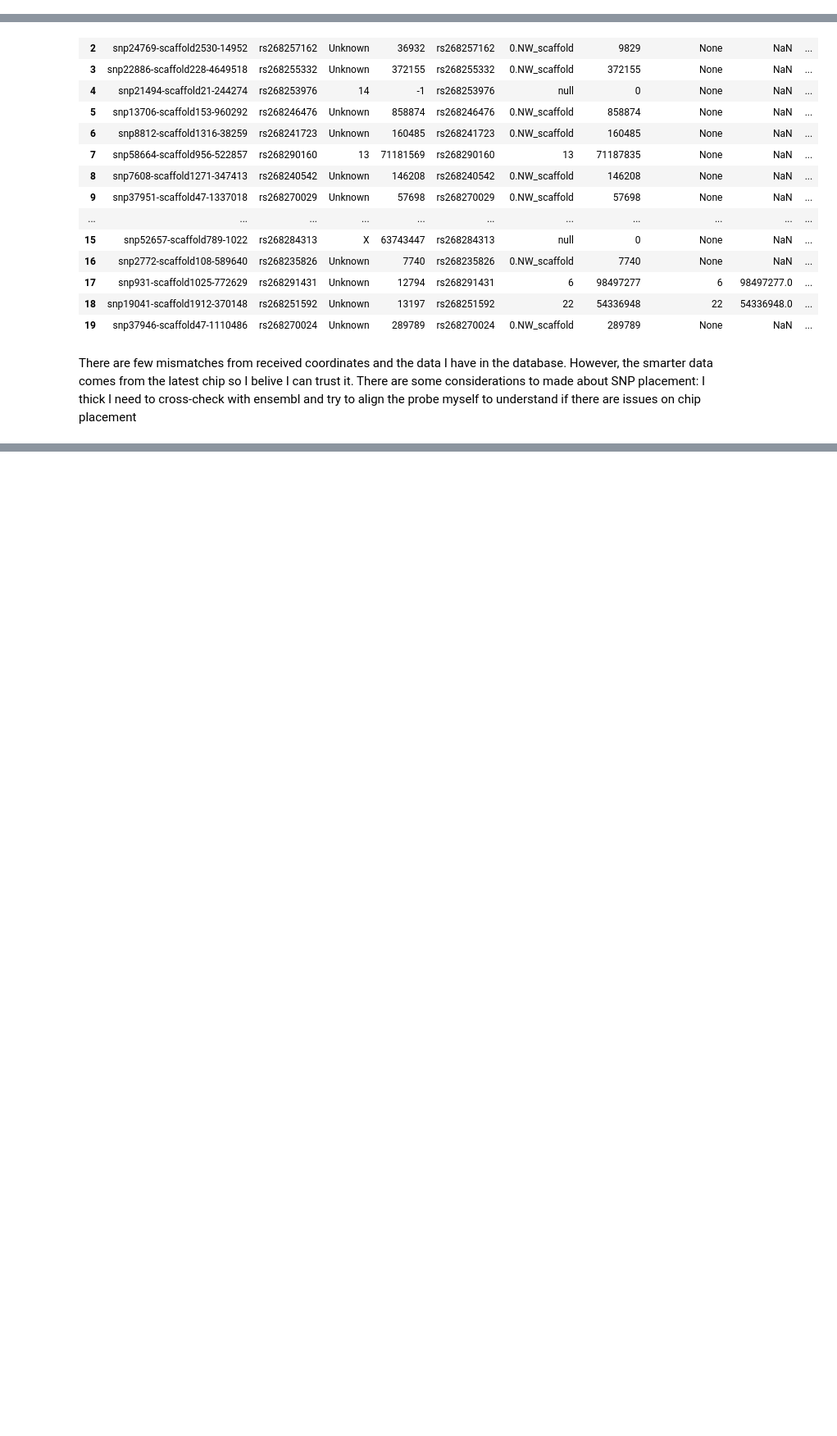
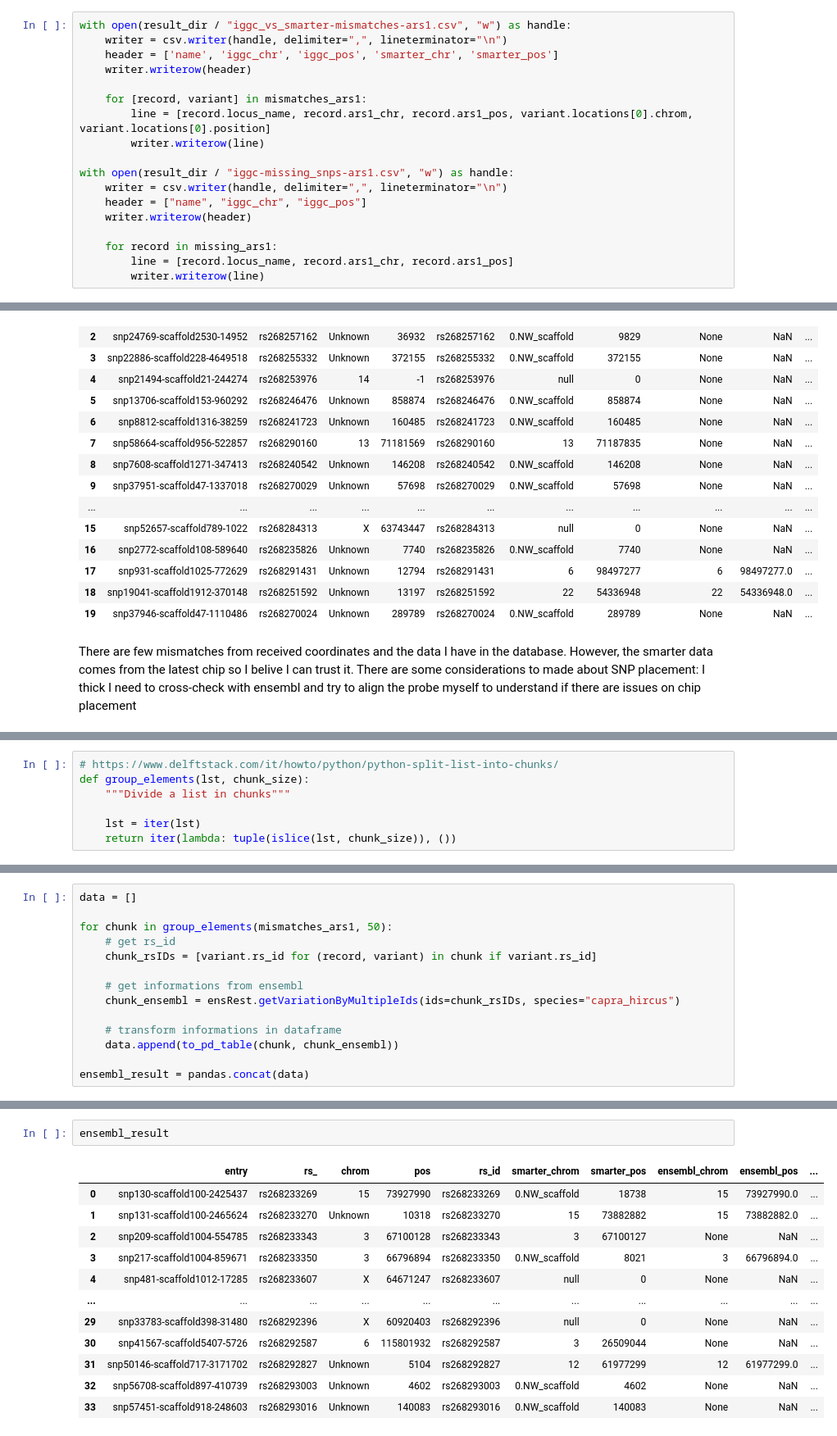
Before and after one commit to cnr-ibba/SMARTER-database, a Jupyter notebook: notebooks/exploratory/0.16.0-bunop-check_goat_coordinates.ipynb, the cells around one changed output, grey strips where cells are left out. Shown at 82% size. Drawn from its saved outputs; the diff is of its cells as text; blank space fills up the shorter version.

```diff
--- a/notebooks/exploratory/0.16.0-bunop-check_goat_coordinates.ipynb
+++ b/notebooks/exploratory/0.16.0-bunop-check_goat_coordinates.ipynb
@@ -228,0 +280,18 @@ There are 1184 mismatches
+# %%
+with open(result_dir / "iggc_vs_smarter-mismatches-ars1.csv", "w") as handle:
+    writer = csv.writer(handle, delimiter=",", lineterminator="\n")
+    header = ['name', 'iggc_chr', 'iggc_pos', 'smarter_chr', 'smarter_pos']
+    writer.writerow(header)
+
+    for [record, variant] in mismatches_ars1:
+        line = [record.locus_name, record.ars1_chr, record.ars1_pos, variant.locations[0].chrom, variant.locations[0].position]
+        writer.writerow(line)
+
+with open(result_dir / "iggc-missing_snps-ars1.csv", "w") as handle:
+    writer = csv.writer(handle, delimiter=",", lineterminator="\n")
+    header = ["name", "iggc_chr", "iggc_pos"]
+    writer.writerow(header)
+
+    for record in missing_ars1:
+        line = [record.locus_name, record.ars1_chr, record.ars1_pos]
+        writer.writerow(line)
@@ -306,0 +385,7 @@ There are few mismatches from received coordinates and the data I have in the da
+# %%
+# https://www.delftstack.com/it/howto/python/python-split-list-into-chunks/
+def group_elements(lst, chunk_size):
+    """Divide a list in chunks"""
+
+    lst = iter(lst)
+    return iter(lambda: tuple(islice(lst, chunk_size)), ())
@@ -306,0 +394,14 @@ There are few mismatches from received coordinates and the data I have in the da
+# %%
+data = []
+
+for chunk in group_elements(mismatches_ars1, 50):
+    # get rs_id
+    chunk_rsIDs = [variant.rs_id for (record, variant) in chunk if variant.rs_id]
+
+    # get informations from ensembl
+    chunk_ensembl = ensRest.getVariationByMultipleIds(ids=chunk_rsIDs, species="capra_hircus")
+
+    # transform informations in dataframe
+    data.append(to_pd_table(chunk, chunk_ensembl))
+
+ensembl_result = pandas.concat(data)
@@ -306,0 +412,15 @@ There are few mismatches from received coordinates and the data I have in the da
+# %%
+ensembl_result
+# %% [output]
+|  | entry | rs_ | chrom | pos | rs_id | smarter_chrom | smarter_pos | ensembl_chrom | ensembl_pos | ... |
+| 0 | snp130-scaffold100-2425437 | rs268233269 | 15 | 73927990 | rs268233269 | 0.NW_scaffold | 18738 | 15 | 73927990.0 | ... |
+| 1 | snp131-scaffold100-2465624 | rs268233270 | Unknown | 10318 | rs268233270 | 15 | 73882882 | 15 | 73882882.0 | ... |
+| 2 | snp209-scaffold1004-554785 | rs268233343 | 3 | 67100128 | rs268233343 | 3 | 67100127 | None | NaN | ... |
+| 3 | snp217-scaffold1004-859671 | rs268233350 | 3 | 66796894 | rs268233350 | 0.NW_scaffold | 8021 | 3 | 66796894.0 | ... |
+| 4 | snp481-scaffold1012-17285 | rs268233607 | X | 64671247 | rs268233607 | null | 0 | None | NaN | ... |
+| ... | ... | ... | ... | ... | ... | ... | ... | ... | ... | ... |
+| 29 | snp33783-scaffold398-31480 | rs268292396 | X | 60920403 | rs268292396 | null | 0 | None | NaN | ... |
+| 30 | snp41567-scaffold5407-5726 | rs268292587 | 6 | 115801932 | rs268292587 | 3 | 26509044 | None | NaN | ... |
+| 31 | snp50146-scaffold717-3171702 | rs268292827 | Unknown | 5104 | rs268292827 | 12 | 61977299 | 12 | 61977299.0 | ... |
+| 32 | snp56708-scaffold897-410739 | rs268293003 | Unknown | 4602 | rs268293003 | 0.NW_scaffold | 4602 | None | NaN | ... |
+| 33 | snp57451-scaffold918-248603 | rs268293016 | Unknown | 140083 | rs268293016 | 0.NW_scaffold | 140083 | None | NaN | ... |
```
Also changed, not shown: parts of 19 cells of this notebook.
